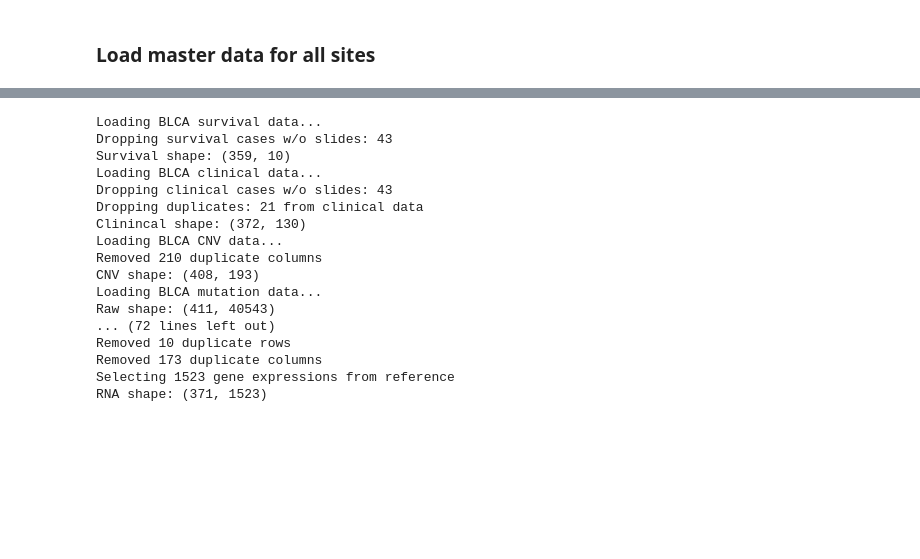
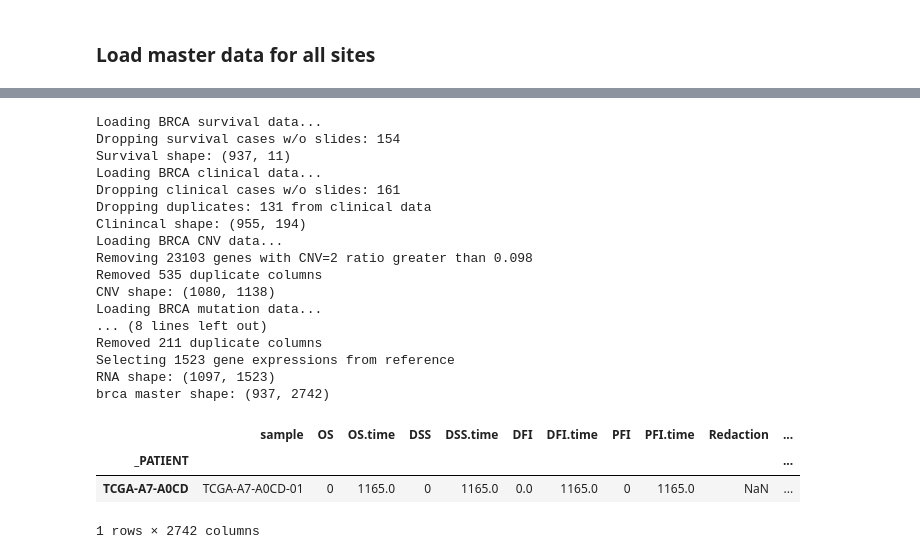
Before and after one commit to konst-int-i/mm-health-benchmarks, a Jupyter notebook: notebooks/xena_load.ipynb, the cells around one changed output, grey strips where cells are left out. Drawn from its saved outputs; the diff is of its cells as text; code cells hidden in the pictures; blank space fills up the shorter version.

```diff
--- a/notebooks/xena_load.ipynb
+++ b/notebooks/xena_load.ipynb
@@ -759,23 +785,25 @@ def load_master(
 # %%
-sites = ["blca", "brca", "kirp", "ucec"]
+# sites = ["blca", "brca", "kirp", "ucec"]
+sites = ["brca"]
 
 for site in sites:
     master = load_master(site)
+    print(f"{site} master shape: {master.shape}")
 # %% [output]
-Loading BLCA survival data...
-Dropping survival cases w/o slides: 43
-Survival shape: (359, 10)
-Loading BLCA clinical data...
-Dropping clinical cases w/o slides: 43
-Dropping duplicates: 21 from clinical data
-Clinincal shape: (372, 130)
-Loading BLCA CNV data...
-Removed 210 duplicate columns
-CNV shape: (408, 193)
-Loading BLCA mutation data...
-Raw shape: (411, 40543)
-... (72 lines left out)
-Removed 10 duplicate rows
-Removed 173 duplicate columns
+Loading BRCA survival data...
+Dropping survival cases w/o slides: 154
+Survival shape: (937, 11)
+Loading BRCA clinical data...
+Dropping clinical cases w/o slides: 161
+Dropping duplicates: 131 from clinical data
+Clinincal shape: (955, 194)
+Loading BRCA CNV data...
+Removing 23103 genes with CNV=2 ratio greater than 0.098
+Removed 535 duplicate columns
+CNV shape: (1080, 1138)
+Loading BRCA mutation data...
+... (8 lines left out)
+Removed 211 duplicate columns
 Selecting 1523 gene expressions from reference
-RNA shape: (371, 1523)
+RNA shape: (1097, 1523)
+brca master shape: (937, 2742)
@@ -783,0 +810,12 @@ master.head()
+# %%
+### Inspect master
+import pandas as pd
+master = pd.read_csv("/auto/archive/tcga/tcga/omic_xena/brca_master.csv", index_col="_PATIENT", low_memory=False)
+# %%
+master.loc[master.index.str.contains("TCGA-A7-A0CD"), :]
+# should contain DX1 instead of DX2
+# %% [output]
+|  | sample | OS | OS.time | DSS | DSS.time | DFI | DFI.time | PFI | PFI.time | Redaction | ... |
+| _PATIENT |  |  |  |  |  |  |  |  |  |  | ... |
+| TCGA-A7-A0CD | TCGA-A7-A0CD-01 | 0 | 1165.0 | 0 | 1165.0 | 0.0 | 1165.0 | 0 | 1165.0 | NaN | ... |
+1 rows × 2742 columns
```
Also changed, not shown: parts of 11 cells of this notebook, 1 other file.
